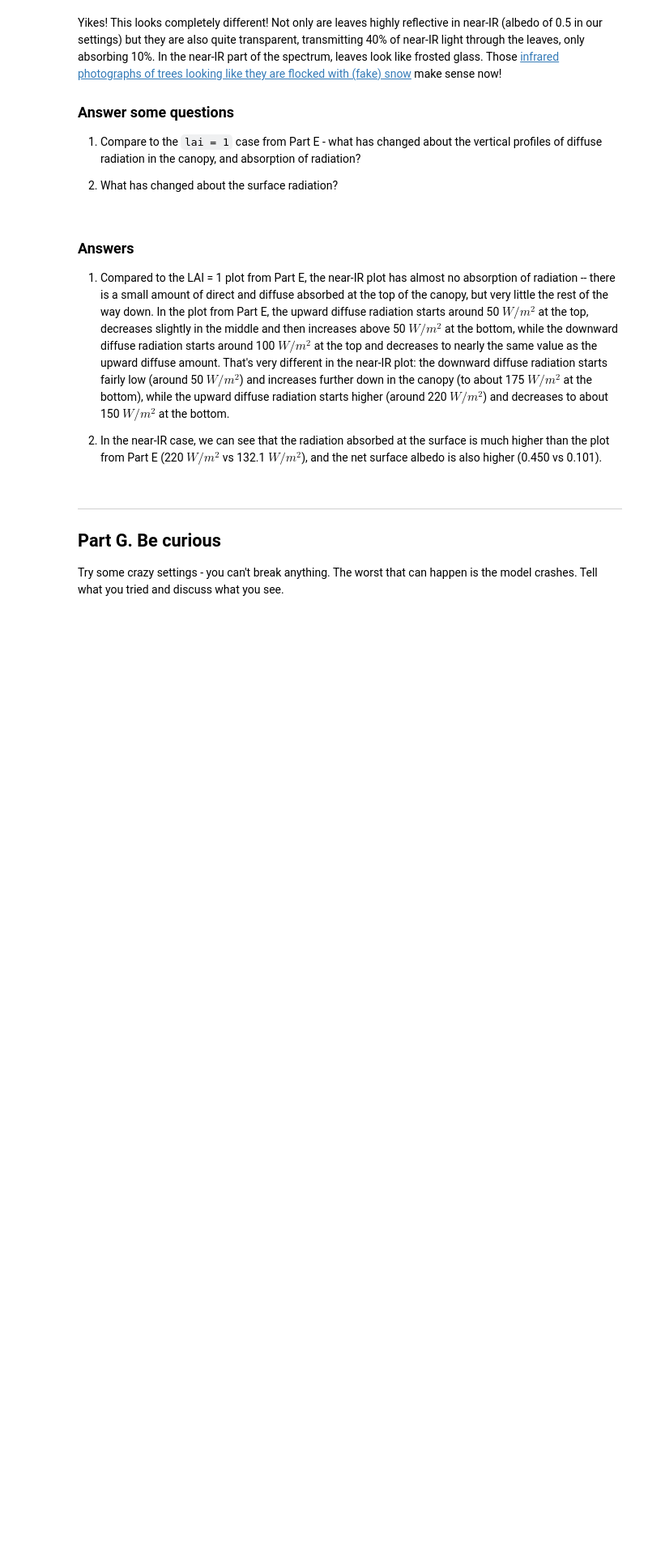
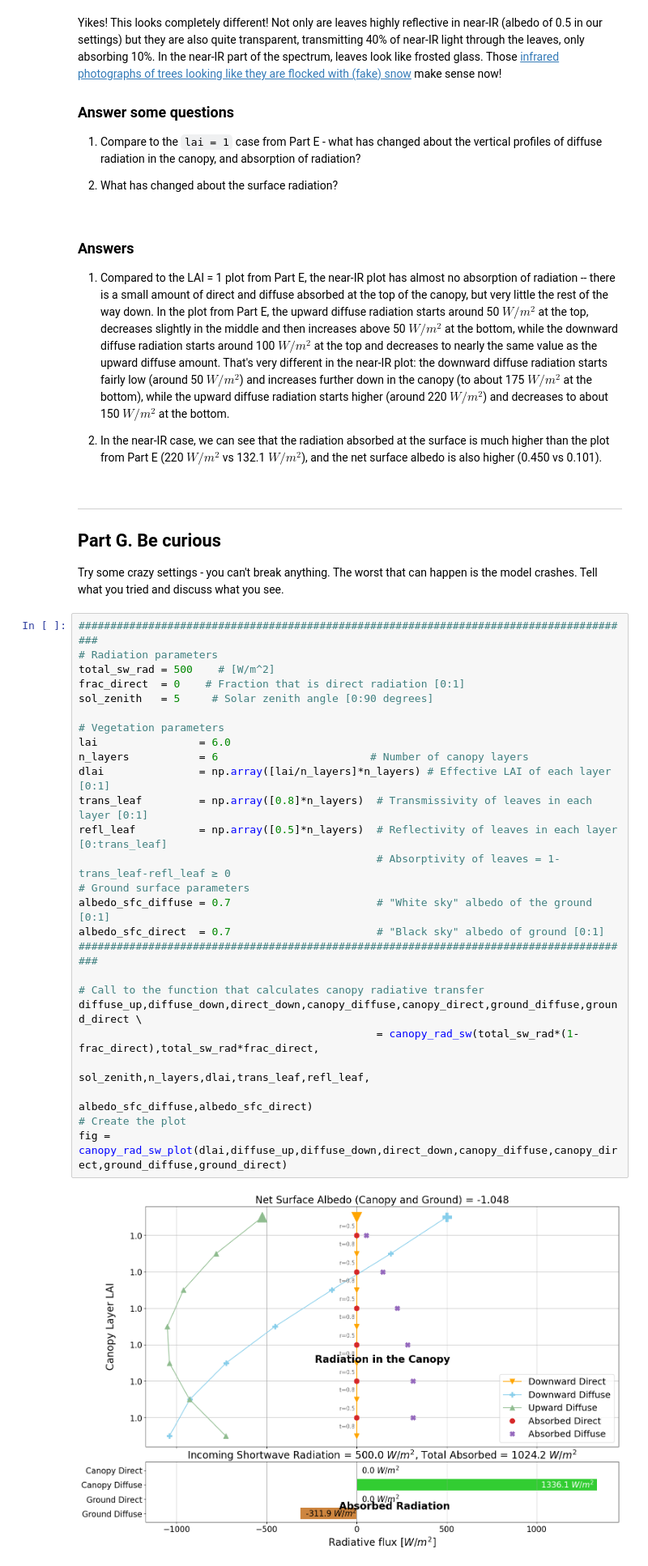
Before and after one commit to anlawyer/land-climate-interactions, a Jupyter notebook: HW5/CLIM614_HW_5.ipynb, the cells around one changed output. Shown at 81% size. Cells and saved outputs as stored; diff of their text form; blank space fills up the shorter version.

```diff
--- a/HW5/CLIM614_HW_5.ipynb
+++ b/HW5/CLIM614_HW_5.ipynb
@@ -573,3 +573,31 @@ Yikes! This looks completely different! Not only are leaves highly reflective in
 ## Part G. Be curious
 
 Try some crazy settings - you can't break anything. The worst that can happen is the model crashes. Tell what you tried and discuss what you see.
+# %%
+########################################################################################
+# Radiation parameters
+total_sw_rad = 500    # [W/m^2]
+frac_direct  = 0    # Fraction that is direct radiation [0:1]
+sol_zenith   = 5     # Solar zenith angle [0:90 degrees]
+
+# Vegetation parameters
+lai                = 6.0
+n_layers           = 6                        # Number of canopy layers
+dlai               = np.array([lai/n_layers]*n_layers) # Effective LAI of each layer [0:1]
+trans_leaf         = np.array([0.8]*n_layers)  # Transmissivity of leaves in each layer [0:1]
+refl_leaf          = np.array([0.5]*n_layers)  # Reflectivity of leaves in each layer [0:trans_leaf]
+                                               # Absorptivity of leaves = 1-trans_leaf-refl_leaf ≥ 0
+# Ground surface parameters
+albedo_sfc_diffuse = 0.7                       # "White sky" albedo of the ground [0:1]
+albedo_sfc_direct  = 0.7                       # "Black sky" albedo of ground [0:1]
+########################################################################################
+
+# Call to the function that calculates canopy radiative transfer
+diffuse_up,diffuse_down,direct_down,canopy_diffuse,canopy_direct,ground_diffuse,ground_direct \
+                                               = canopy_rad_sw(total_sw_rad*(1-frac_direct),total_sw_rad*frac_direct,
+                                                               sol_zenith,n_layers,dlai,trans_leaf,refl_leaf,
+                                                               albedo_sfc_diffuse,albedo_sfc_direct)
+# Create the plot
+fig = canopy_rad_sw_plot(dlai,diffuse_up,diffuse_down,direct_down,canopy_diffuse,canopy_direct,ground_diffuse,ground_direct)
+# %% [output]
+[figure, added]
```
Also changed, not shown: parts of 1 cell of this notebook.
